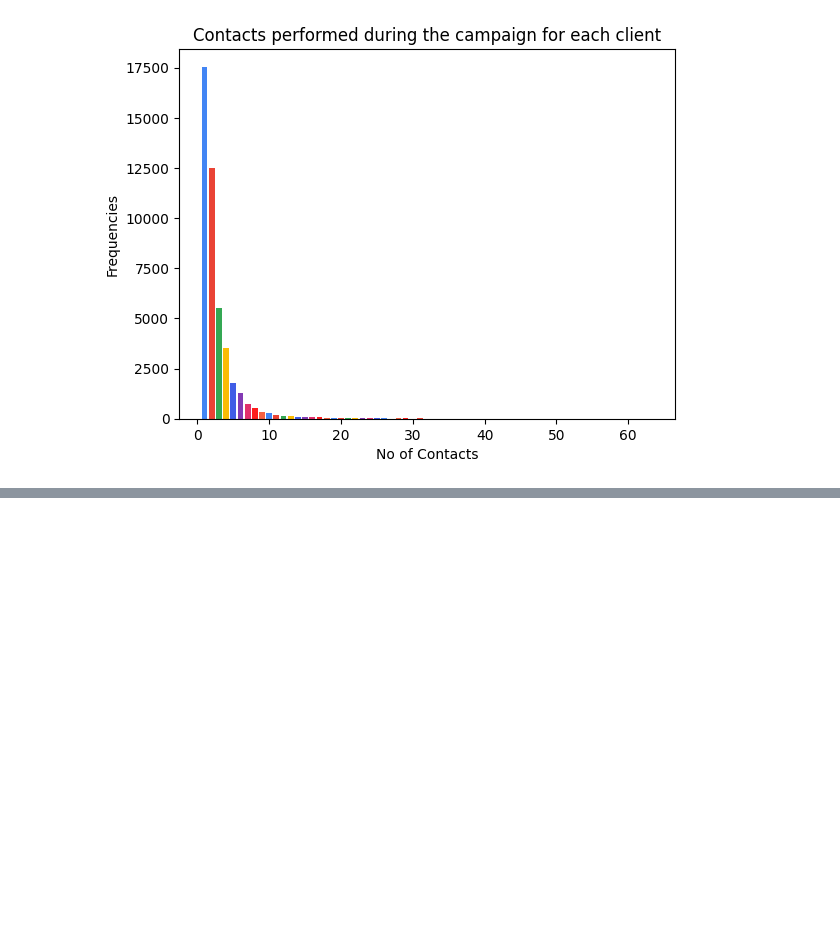
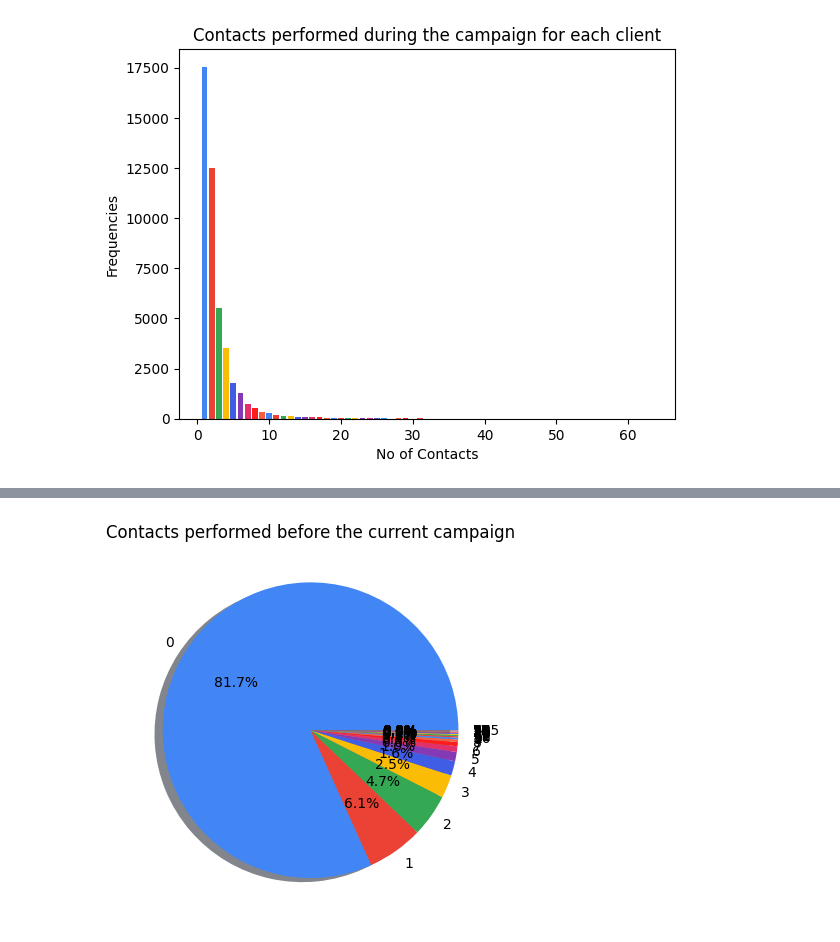
Before and after one commit to devdharaiya/Coding, a Jupyter notebook: Finlatics/Project 1.ipynb, the cells around one changed output, grey strips where cells are left out. Saved outputs shown, nothing was run; the diff lists cells and outputs as text; code cells hidden in the pictures; blank space fills up the shorter version.

```diff
--- a/Finlatics/Project 1.ipynb
+++ b/Finlatics/Project 1.ipynb
@@ -106,0 +115,6 @@ plt.show()
+# %%
+prev_counts = df['previous'].value_counts()
+plt.title('Contacts performed before the current campaign')
+pie = plt.pie(prev_counts, labels=prev_counts.index, autopct='%1.1f%%', colors=coolors, shadow={'ox': -0.04, 'edgecolor': 'none', 'shade': 0.9}, radius=1)
+# %% [output]
+[figure, added]
```
Also changed, not shown: parts of 7 cells of this notebook.
